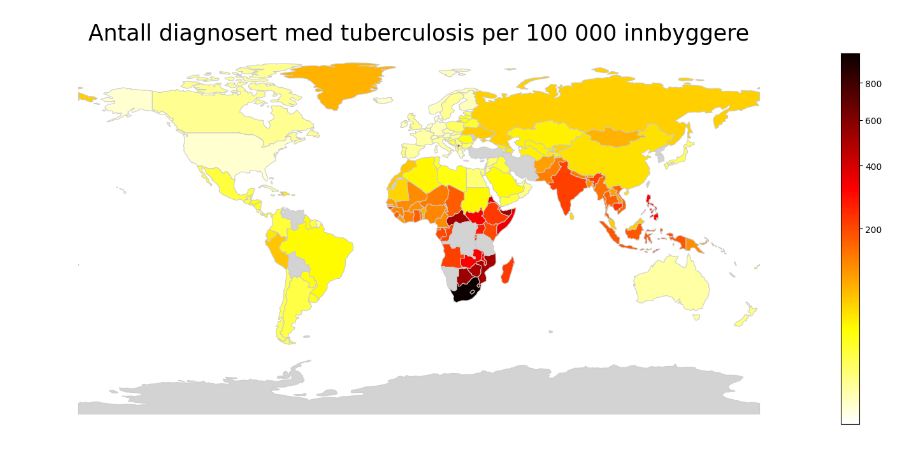
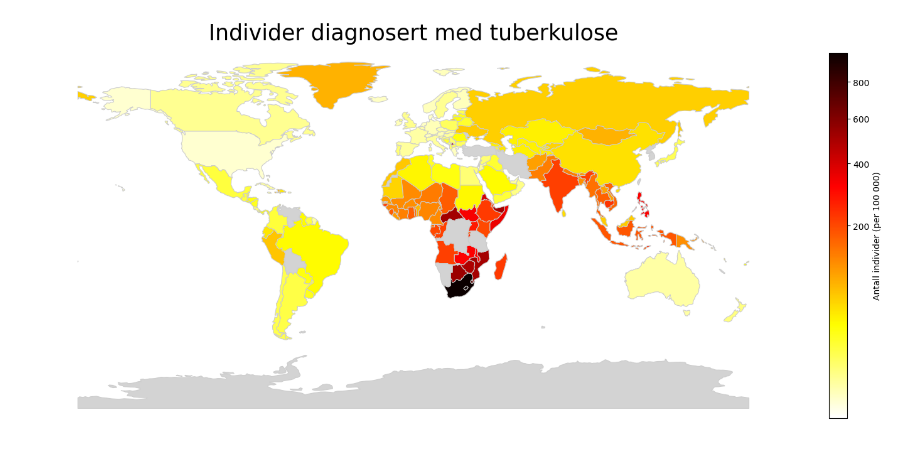
Before and after one commit to Chrispoo3680/air-quiality-vs-illness, a Jupyter notebook: notebooks/geopandas_test.ipynb, the cells around one changed output. Drawn from its saved outputs; the diff is of its cells as text; code cells hidden in the pictures.

Commit message:
Made graphs

```diff
--- a/notebooks/geopandas_test.ipynb
+++ b/notebooks/geopandas_test.ipynb
@@ -5,7 +5,11 @@ import matplotlib.pyplot as plt
 import matplotlib.colors as C
 import pycountry
 # %%
-data = pd.read_csv("../data/ihme_data.csv")
+health_df = pd.read_csv("../data/ihme_data.csv")
+aq_df = pd.read_csv("../data/openaq_data.csv")
+
+aq_df.set_index("country", inplace=True)
+aq_df[aq_df < 0] = None
 # %%
 def iso2_to_iso3(code):
     try:
@@ -13,9 +17,8 @@ def iso2_to_iso3(code):
     except:
         return None
 
-data['iso3'] = data['country'].apply(iso2_to_iso3)
-# Drop rows with invalid ISO2 codes
-#data = data.dropna(subset=['iso3'])
+health_df['iso3'] = health_df['country'].apply(iso2_to_iso3)
+aq_df['iso3'] = aq_df.index.map(iso2_to_iso3)
 # %%
 shapefilepath = "../data/ne_110m_admin_0_countries/ne_110m_admin_0_countries.shp"
 world = gpd.read_file(shapefilepath)
@@ -39,30 +42,34 @@ world['ISO_A3'] = world.apply(
 # Drop the helper column
 world.drop(columns='ISO_A3_fixed', inplace=True)
 # %%
-merged = world.merge(data, how="left", left_on="ISO_A3", right_on="iso3")
+health_merged = world.merge(health_df, how="left", left_on="ISO_A3", right_on="iso3")
+aq_merged = world.merge(aq_df, how="left", left_on="ISO_A3", right_on="iso3")
 # %%
-parameter = "tuberculosis"
+health_parameter = "tuberculosis"
 
 fig, ax = plt.subplots(1, 1, figsize=(15, 10))
-merged.plot(column=parameter,
+health_merged.plot(column=health_parameter,
             cmap='hot_r',
             linewidth=0.8,
             ax=ax,
             edgecolor='0.8',
             legend_kwds = {
                 "shrink": 0.6,
+                #'ticks': [round(i, -2) for i in range(int(round(health_merged[health_parameter].min())), int(round(health_merged[health_parameter].max())), 100)],
+                "label": "Antall individer (per 100 000)"
             },
             legend=True,
             missing_kwds={
                 "color": "lightgrey",
                 "label": "No data"
             },
-            norm=C.PowerNorm(gamma=0.4, vmin=merged[parameter].min(), vmax=merged[parameter].max()),
+            norm=C.PowerNorm(gamma=0.4, vmin=health_merged[health_parameter].min(), vmax=health_merged[health_parameter].max()),
             )
 
-ax.set_title(f"Antall diagnosert med {parameter} per 100 000 innbyggere", fontsize=25)
+
+ax.set_title(f"Individer diagnosert med tuberkulose", fontsize=25)
 ax.axis("off")
 plt.tight_layout()
 plt.show()
 # %% [output]
-[figure, old version]
+[figure, new version]
```
Also changed, not shown: parts of 1 cell of this notebook, 3 other files.
